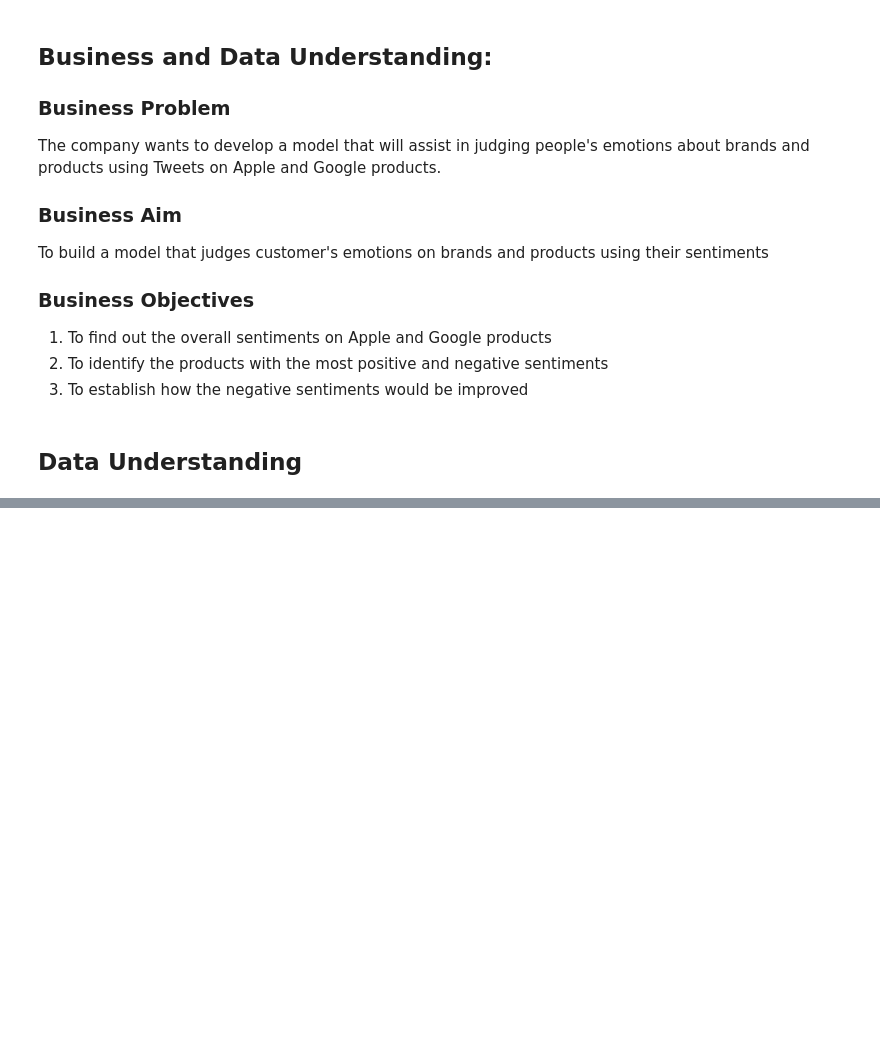
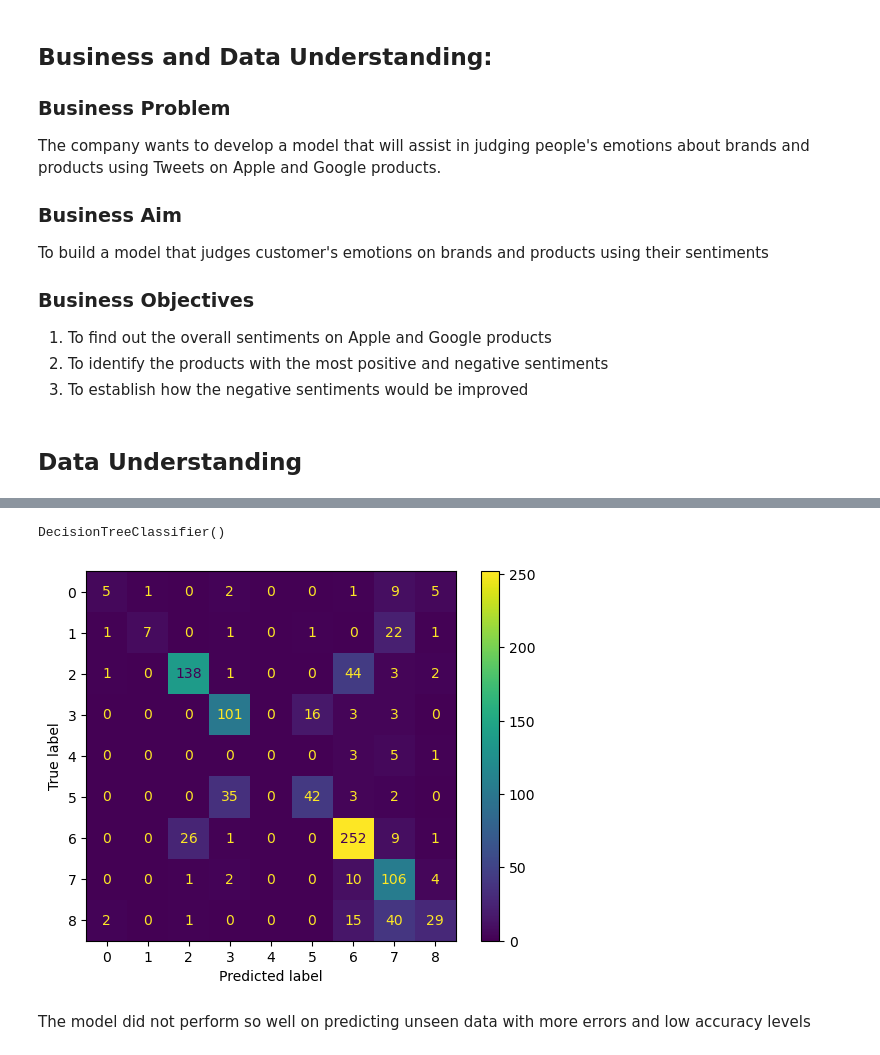
Before and after one commit to reagan-adajo/Phase_4, a Jupyter notebook: index.ipynb, the cells around one changed output, grey strips where cells are left out. Drawn from its saved outputs; the diff is of its cells as text; code cells hidden in the pictures; blank space fills up the shorter version.

```diff
--- a/index.ipynb
+++ b/index.ipynb
@@ -27,0 +226,13 @@ FileNotFoundError: [Errno 2] No such file or directory: '.\\phase4project\\judge
+# %%
+#fitting a count vectonizer
+# imports
+from sklearn.model_selection import train_test_split
+
+# Converting token lists to strings
+df_cleaned["joined_preprocessed_text"] = df_cleaned["preprocessed_text"].str.join(" ")
+
+# Creating train test split
+X_train, X_test, y_train, y_test = train_test_split(
+    df_cleaned["joined_preprocessed_text"], df_cleaned.emotion_in_tweet_is_directed_at, test_size=0.3, random_state=2151)
+
+X_train
@@ -27,0 +257,55 @@ FileNotFoundError: [Errno 2] No such file or directory: '.\\phase4project\\judge
+# %%
+# Import the CountVectorizer object from sklearn
+
+from sklearn.feature_extraction.text import CountVectorizer
+
+# Create a `vectorizer` instance
+vectorizer = CountVectorizer()
+
+# Fit the vectorizer to the training data
+vectorizer.fit(X_train)
+
+# vectorizing the train and test datasets
+
+X_train_vectorized = vectorizer.transform(X_train)
+X_test_vectorized = vectorizer.transform(y_test)
+#fitting the decision tree model into the vectorized data
+# Import DecisionTreeClassifier
+from sklearn.tree import DecisionTreeClassifier
+
+# Initialize `dt`
+dt = DecisionTreeClassifier()
+
+# Fit the model to the training data
+dt.fit(X_train_vectorized, y_train)
+# %% [output]
+DecisionTreeClassifier()
+# %%
+# creating a pipepline to fit the vectorized data
+#imports
+from sklearn.pipeline import Pipeline
+from sklearn.feature_extraction.text import TfidfVectorizer
+from sklearn.naive_bayes import MultinomialNB
+
+nlp_pipe =  Pipeline([
+    ('tfidf', TfidfVectorizer(min_df=0.01, max_df=0.90)),
+    ('nb', MultinomialNB())
+])
+#defining preprocessing function
+def preprocess_text(doc):
+    return doc.lower()
+#training the pipeline
+nlp_pipe.fit(X_train, y_train)
+
+# Variable for prediction
+y_pred = nlp_pipe.predict(X_test)
+# %%
+#import for ConfusionMatrix
+from sklearn.metrics import accuracy_score, confusion_matrix, ConfusionMatrixDisplay, silhouette_score
+
+plot_confusion_matrix = confusion_matrix(y_test, y_pred)
+ConfusionMatrixDisplay(plot_confusion_matrix).plot();
+# %% [output]
+[figure, added]
+# %% [markdown]
+The model did not perform so well on predicting unseen data with more errors and low accuracy levels
```
Also changed, not shown: parts of 21 cells of this notebook, 3 other files.
